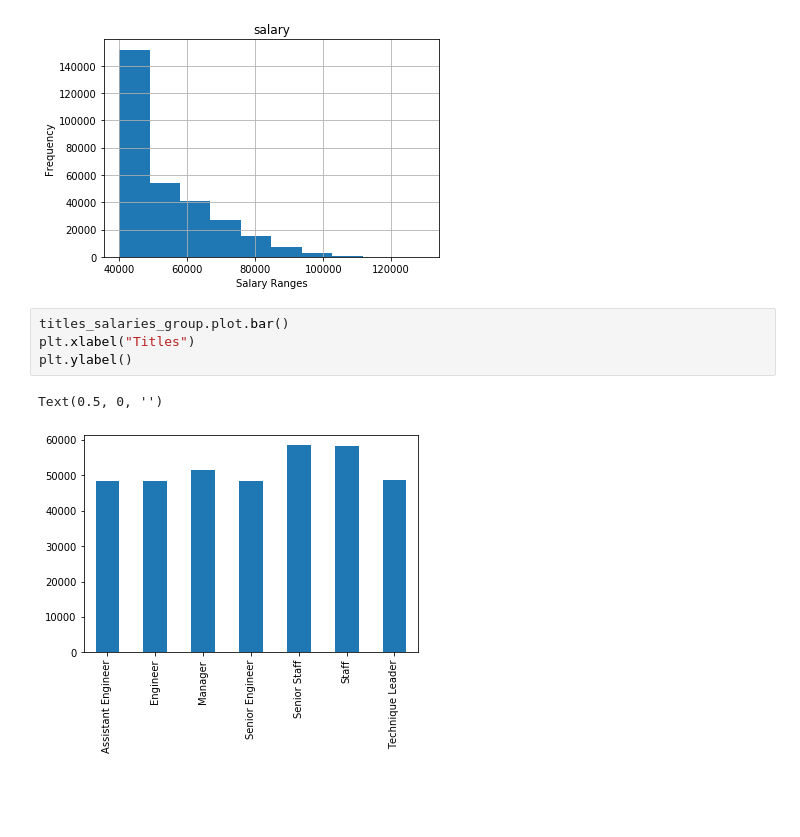
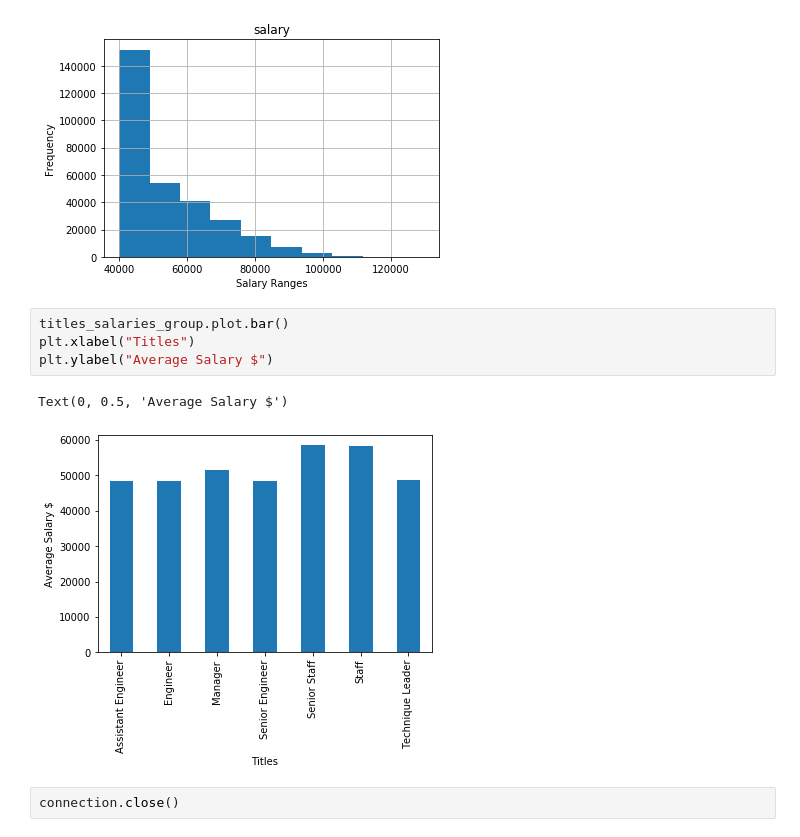
Before and after one commit to cdfencing/SQL-Challenge, a Jupyter notebook: EmployeeSQL/Bonus.ipynb, the cells around one changed output. Cells and saved outputs as stored; diff of their text form; blank space fills up the shorter version.

```diff
--- a/EmployeeSQL/Bonus.ipynb
+++ b/EmployeeSQL/Bonus.ipynb
@@ -101,7 +101,9 @@ Text(0, 0.5, 'Frequency')
 # %%
 titles_salaries_group.plot.bar()
 plt.xlabel("Titles")
-plt.ylabel()
+plt.ylabel("Average Salary $")
 # %% [output]
-Text(0.5, 0, '')
+Text(0, 0.5, 'Average Salary $')
-[figure, old version]
+[figure, new version]
+# %%
+connection.close()
```
Also changed, not shown: 1 other file.
